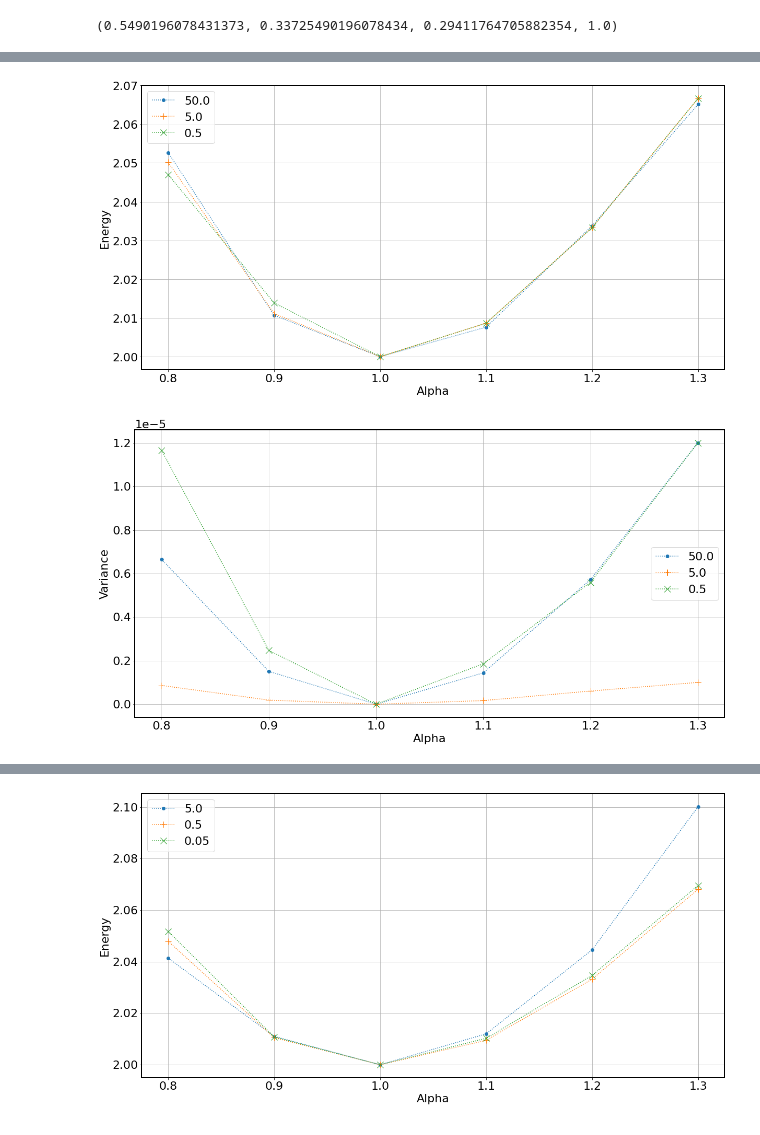
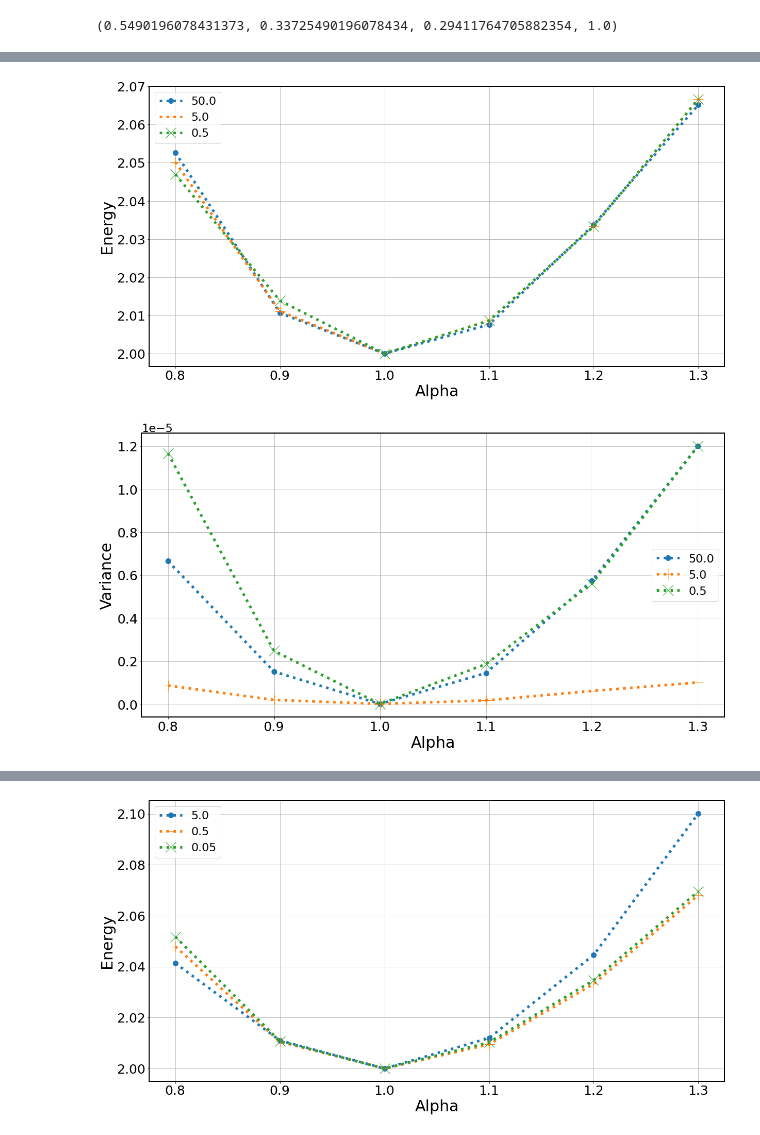
Before and after one commit to MartinKHovden/Thesis, a Jupyter notebook: VMC/src_V2/Simulations/Notebooks/QDNonInteractingSamplingComparisonSlater.ipynb, the cells around one changed output, grey strips where cells are left out. Saved outputs shown, nothing was run; the diff lists cells and outputs as text; code cells hidden in the pictures.

```diff
--- a/VMC/src_V2/Simulations/Notebooks/QDNonInteractingSamplingComparisonSlater.ipynb
+++ b/VMC/src_V2/Simulations/Notebooks/QDNonInteractingSamplingComparisonSlater.ipynb
@@ -177,37 +177,41 @@ alpha = [0.8, 0.9, 1.0, 1.1, 1.2, 1.3]
 
 plt.figure(figsize=(20,10))
 
-plt.plot(e_50, linestyle = 'dotted', marker='.', markersize= 12)
-plt.plot(e_5, linestyle = 'dotted', marker='+', markersize= 12)
-plt.plot(e_0_5, linestyle = 'dotted', marker='x', markersize= 12)
-plt.xlabel("Alpha")
-plt.ylabel("Energy")
+plt.plot(e_50, linestyle = 'dotted', marker='.', markersize= 20,linewidth=5)
+plt.plot(e_5, linestyle = 'dotted', marker='+', markersize= 20,linewidth=5)
+plt.plot(e_0_5, linestyle = 'dotted', marker='x', markersize= 20,linewidth=5)
+plt.xlabel("Alpha", fontsize=30)
+plt.ylabel("Energy", fontsize=30)
+plt.xticks(fontsize=25)
+plt.yticks(fontsize=25)
 plt.grid("on")
 plt.legend([50.0, 5.0, 0.5])
 plt.xticks([0, 1, 2, 3, 4, 5], alpha)
 plt.savefig("../Plots/QDNonInteracting22SlaterBFEnergy.png")
 # plt.plot(e_0_05)
 # %% [output]
-[figure, old version]
+[figure, new version]
 # %%
 var_50 = [6.647601e-06, 1.508857e-06, 0.0, 1.438689e-06, 5.726482e-06, 0.000012]
 var_5 = [8.592063e-07, 1.884793e-07, 0.0, 1.651324e-07, 6.052118e-07, 0.000001]
 var_0_5 = [1.165997e-05, 2.470073e-06, 0.0, 1.855686e-06, 5.598252e-06, 0.000012]
 alpha = [0.8, 0.9, 1.0, 1.1, 1.2, 1.3]
 
 plt.figure(figsize=(20,10))
 
-plt.plot(var_50, linestyle = 'dotted', marker='.', markersize= 12)
-plt.plot(var_5, linestyle = 'dotted', marker='+', markersize= 12)
-plt.plot(var_0_5, linestyle = 'dotted', marker='x', markersize= 12)
+plt.plot(var_50, linestyle = 'dotted', marker='.', markersize= 20,linewidth=5)
+plt.plot(var_5, linestyle = 'dotted', marker='+', markersize= 20,linewidth=5)
+plt.plot(var_0_5, linestyle = 'dotted', marker='x', markersize= 20,linewidth=5)
 plt.legend([50.0, 5.0, 0.5])
-plt.xlabel("Alpha")
+plt.xticks(fontsize=25)
+plt.yticks(fontsize=25)
+plt.xlabel("Alpha", fontsize=30)
 plt.grid("on")
-plt.ylabel("Variance")
+plt.ylabel("Variance", fontsize=30)
 plt.xticks([0, 1, 2, 3, 4, 5], alpha)
 plt.savefig("../Plots/QDNonInteracting22SlaterBFVariance.png")
 # %% [output]
-[figure, old version]
+[figure, new version]
 # %%
 is22_50 = np.loadtxt("../Data/quantumDot/MC/Non_Interacting/wf_slater_gaussian_sysInfo_is_stepLength_50.0_numMCSteps_2097152_numDims_2_numParticles_2_elementinfo_slater_none_gaussian_none_.txt")
 is22_5 = np.loadtxt("../Data/quantumDot/MC/Non_Interacting/wf_slater_gaussian_sysInfo_is_stepLength_5.0_numMCSteps_2097152_numDims_2_numParticles_2_elementinfo_slater_none_gaussian_none_.txt")
@@ -308,18 +312,20 @@ e_0_05 = [2.051757, 2.010792, 2.0, 2.010266, 2.034674, 2.069608]
 
 plt.figure(figsize=(20,10))
 
-plt.plot(e_5, linestyle = 'dotted', marker='.', markersize= 12)
-plt.plot(e_0_5, linestyle = 'dotted', marker='+', markersize= 12)
-plt.plot(e_0_05, linestyle = 'dotted', marker='x', markersize= 12)
-plt.xlabel("Alpha")
-plt.ylabel("Energy")
+plt.plot(e_5, linestyle = 'dotted', marker='.', markersize= 20,linewidth=5)
+plt.plot(e_0_5, linestyle = 'dotted', marker='+', markersize= 20,linewidth=5)
+plt.plot(e_0_05, linestyle = 'dotted', marker='x', markersize= 20,linewidth=5)
+plt.xlabel("Alpha", fontsize=30)
+plt.ylabel("Energy", fontsize=30)
 plt.grid("on")
+plt.xticks(fontsize=25)
+plt.yticks(fontsize=25)
 plt.legend([5.0, 0.5, 0.05])
 plt.xticks([0, 1, 2, 3, 4, 5], alpha)
 plt.savefig("../Plots/QDNonInteracting22SlaterISEnergy.png")
 # plt.plot(e_0_05)
 # %% [output]
-[figure, old version]
+[figure, new version]
 # %%
 var_5 = [9.843644e-06, 5.377158e-06, 0.0, 1.109696e-05, 8.535603e-05, 1.153705e-04]
 var_0_5 = [5.271038e-07, 1.137723e-07, 0.0, 8.046632e-08, 2.891433e-07, 5.793456e-07 ]
```
Also changed, not shown: parts of 4 cells of this notebook, 20 other files.
